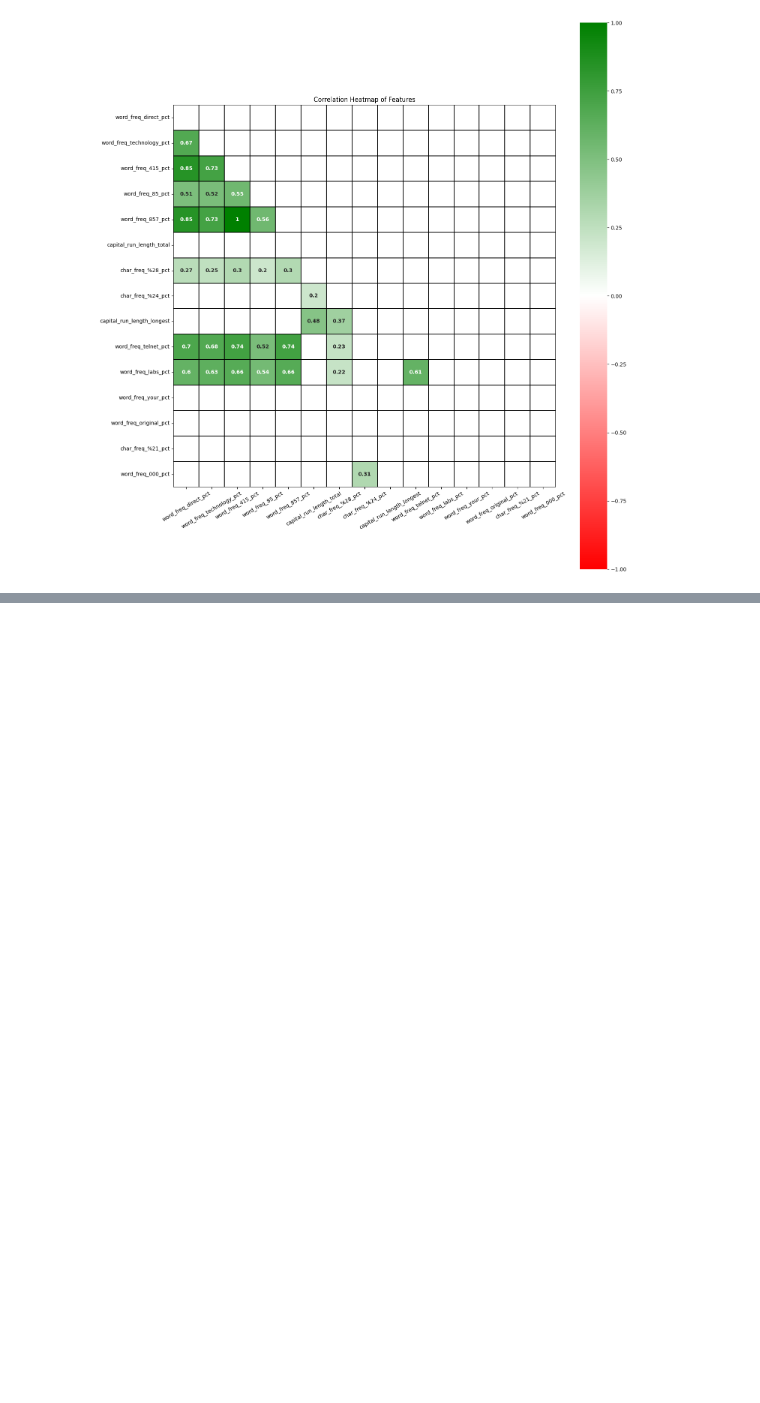
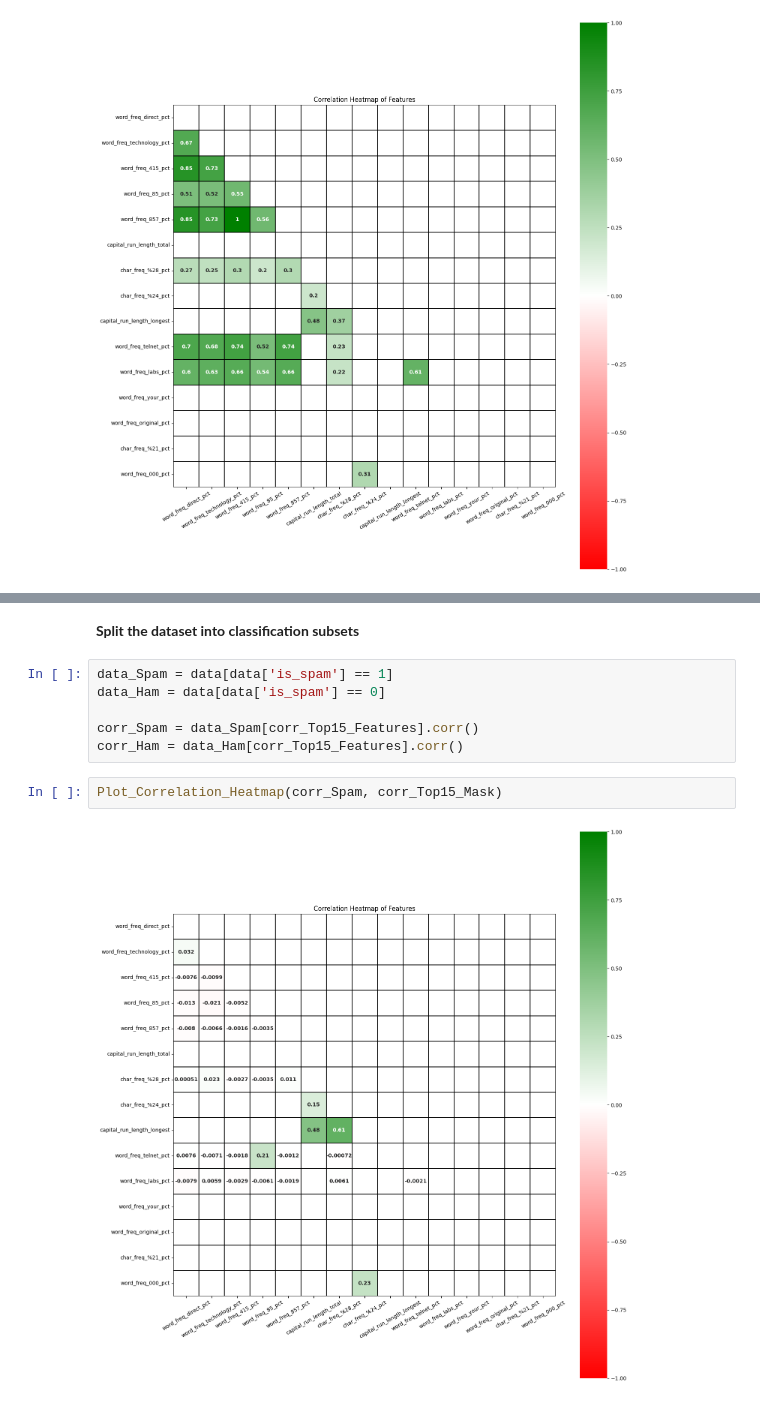
Before and after one commit to Chungj2000/Data-Analysis, a Jupyter notebook: Kaggle/Spambase/Workbook.ipynb, the cells around one changed output, grey strips where cells are left out. Drawn from its saved outputs; the diff is of its cells as text; blank space fills up the shorter version.

Commit message:
Spam & Ham Breakdown
Split the dataset into ham and spam subsets.
Applied correlation heatmap to subsets.
Interpreted the results.

```diff
--- a/Kaggle/Spambase/Workbook.ipynb
+++ b/Kaggle/Spambase/Workbook.ipynb
@@ -536,0 +558,12 @@ Plot_Correlation_Heatmap(corr_Top15_Data, corr_Top15_Mask)
+# %% [markdown]
+**Split the dataset into classification subsets**
+# %%
+data_Spam = data[data['is_spam'] == 1]
+data_Ham = data[data['is_spam'] == 0]
+
+corr_Spam = data_Spam[corr_Top15_Features].corr()
+corr_Ham = data_Ham[corr_Top15_Features].corr()
+# %%
+Plot_Correlation_Heatmap(corr_Spam, corr_Top15_Mask)
+# %% [output]
+[figure, added]
```
Also changed, not shown: parts of 4 cells of this notebook.
